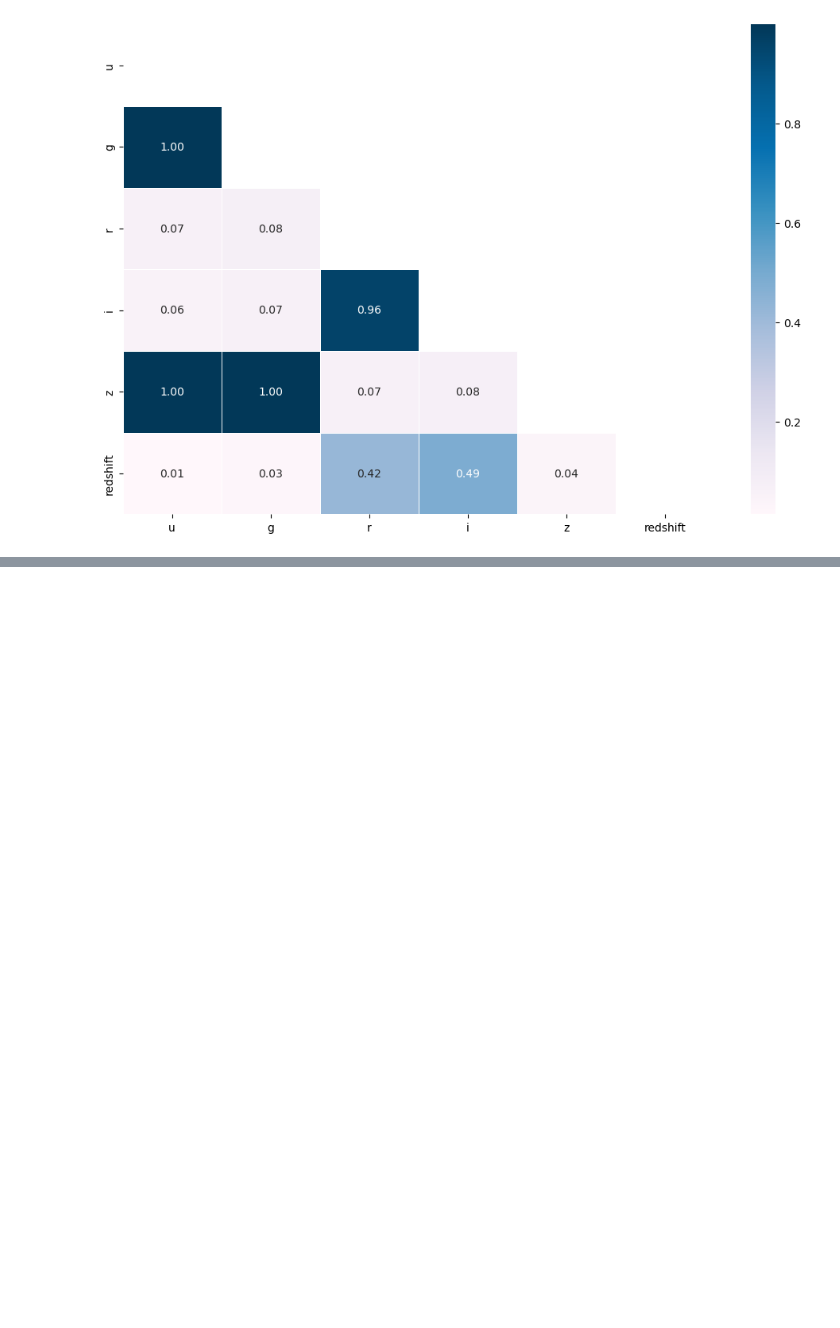
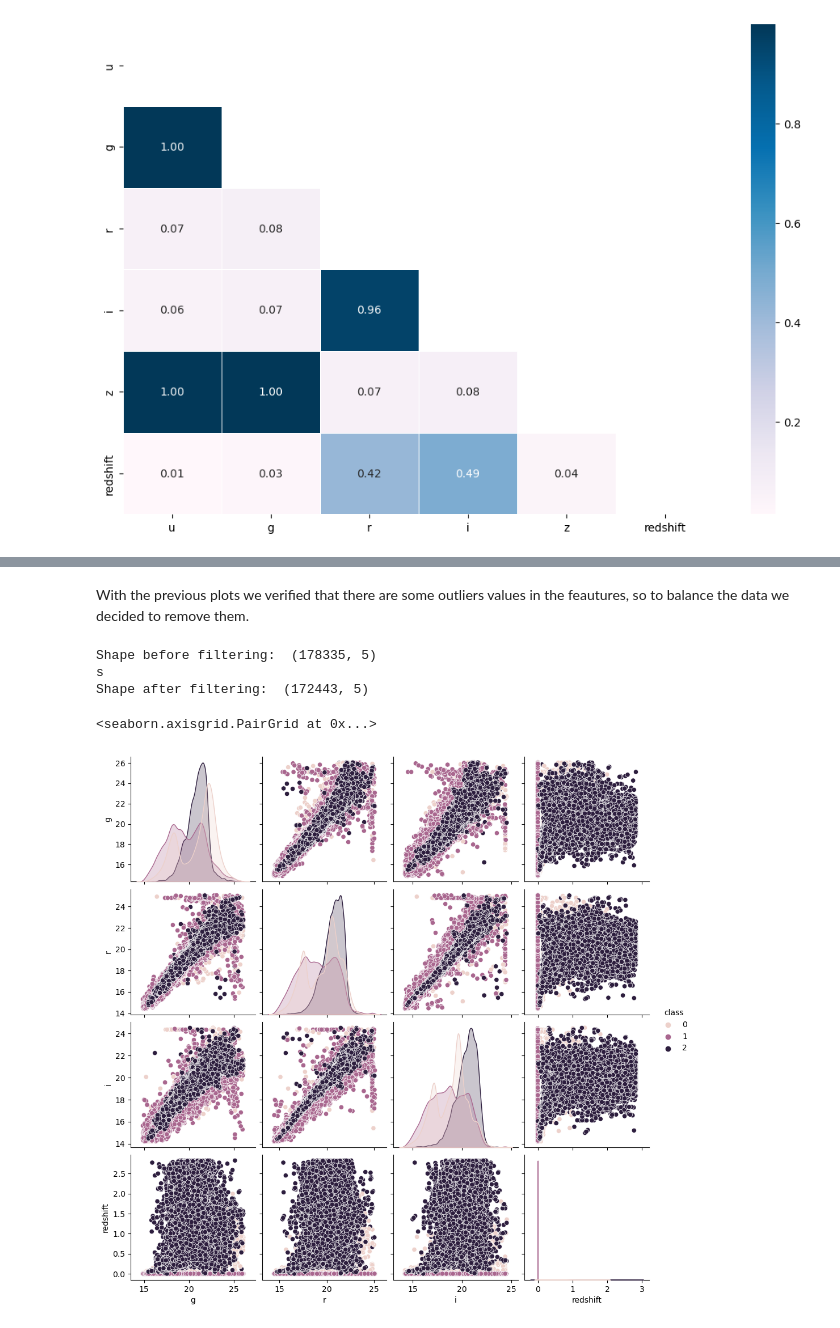
Before and after one commit to danielfcarvalho/stellar_class_ml, a Jupyter notebook: star.ipynb, the cells around one changed output, grey strips where cells are left out. Cells and saved outputs as stored; diff of their text form; code cells hidden in the pictures; blank space fills up the shorter version.

```diff
--- a/star.ipynb
+++ b/star.ipynb
@@ -124,3 +146,30 @@ data = data.drop(['u', 'z'], axis = 1)
+# %% [markdown]
+With the previous plots we verified that there are some outliers values in the feautures, so to balance the data we decided to remove them.
+# %%
+columns = x2.columns.tolist()
+
+print('Shape before filtering: ', x2.shape)
+
+for col in columns:
+    if col == 'class':continue
+    q1 = x2[col].quantile(0.25)
+    q3 = x2[col].quantile(0.75)
+    iqr = q3 - q1
+
+    filter = (x2[col] >= q1 - 1.5 * iqr) & (x2[col] <= q3 + 1.5 * iqr)
+    x2 = x2.loc[filter]
+
+print('Shape after filtering: ', x2.shape)
+# %% [output]
+Shape before filtering:  (178335, 5)
+s
+Shape after filtering:  (172443, 5)
+# %%
+# Scatterplot Matrix
+sea.pairplot(x2, hue='class')
+# %% [output]
+<seaborn.axisgrid.PairGrid at 0x...>
+[figure, added]
 # %%
 # Data scaling
 scaler = StandardScaler()
```
Also changed, not shown: parts of 7 cells of this notebook.
